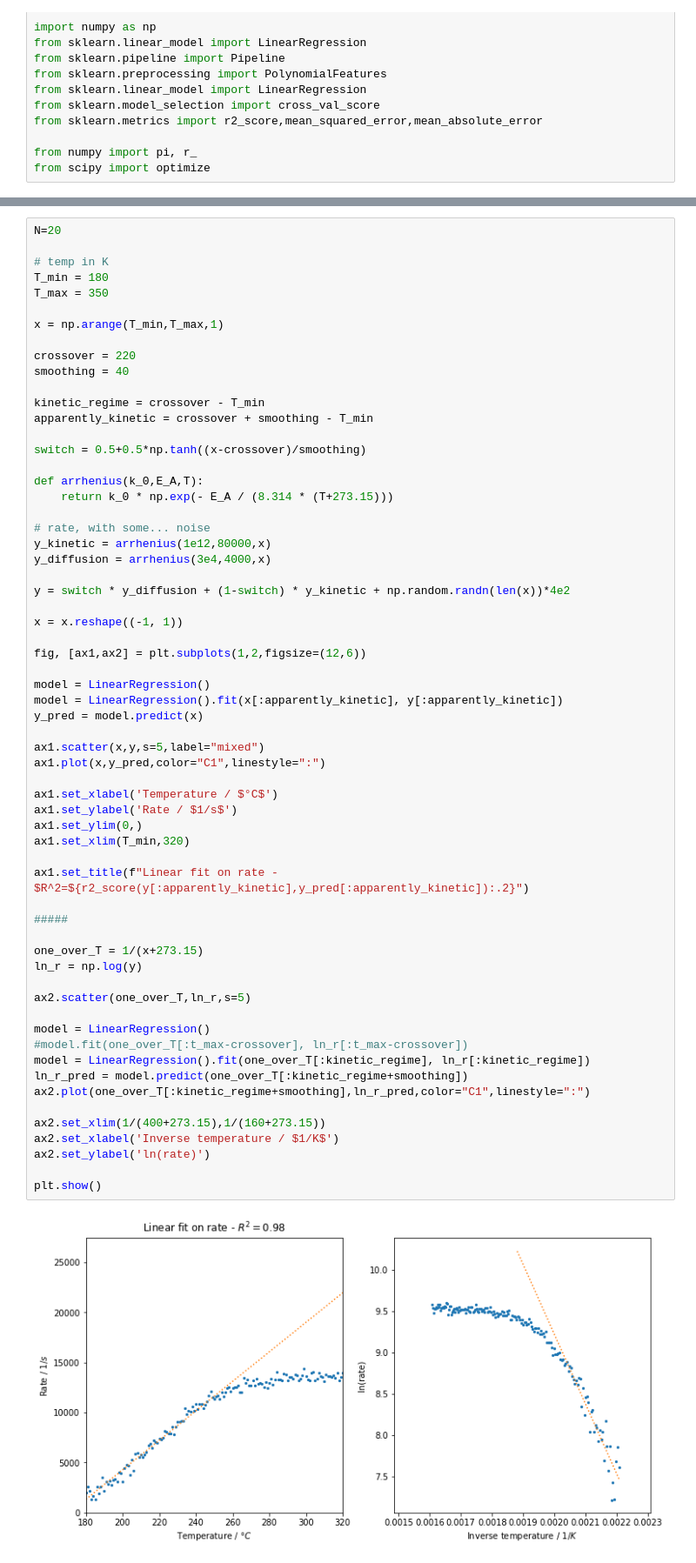
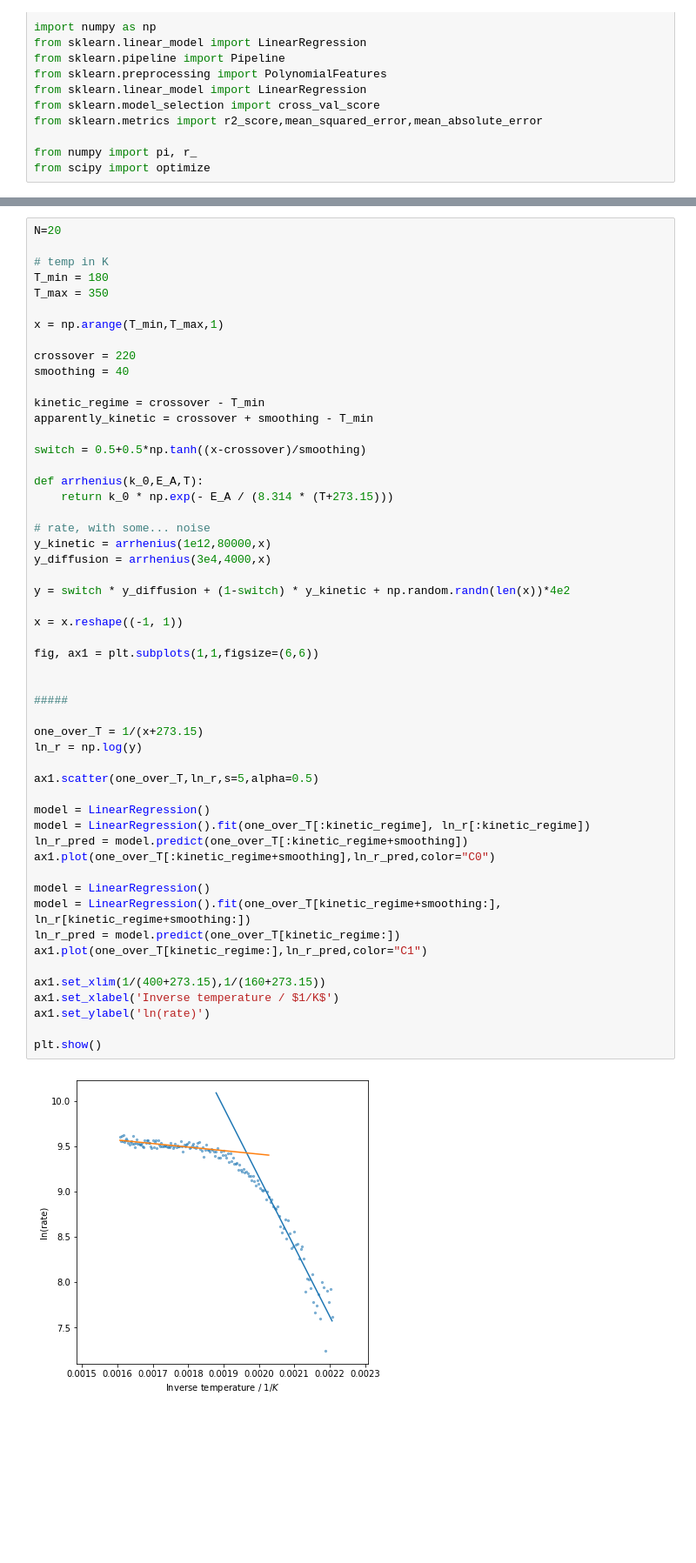
Before and after one commit to blackw1ng/data-validation-lecture, a Jupyter notebook: graph-generator.ipynb, the cells around one changed output, grey strips where cells are left out. Shown: that part at 87% size. Drawn from its saved outputs; the diff is of its cells as text; blank space fills up the shorter version.

```diff
--- a/graph-generator.ipynb
+++ b/graph-generator.ipynb
@@ -74,51 +199,42 @@ kinetic_regime = crossover - T_min
 apparently_kinetic = crossover + smoothing - T_min
 
 switch = 0.5+0.5*np.tanh((x-crossover)/smoothing)
 
 def arrhenius(k_0,E_A,T):
     return k_0 * np.exp(- E_A / (8.314 * (T+273.15)))
 
 # rate, with some... noise
 y_kinetic = arrhenius(1e12,80000,x)
 y_diffusion = arrhenius(3e4,4000,x)
 
 y = switch * y_diffusion + (1-switch) * y_kinetic + np.random.randn(len(x))*4e2
 
 x = x.reshape((-1, 1))
 
-fig, [ax1,ax2] = plt.subplots(1,2,figsize=(12,6))
+fig, ax1 = plt.subplots(1,1,figsize=(6,6))
 
-model = LinearRegression()
-model = LinearRegression().fit(x[:apparently_kinetic], y[:apparently_kinetic])
-y_pred = model.predict(x)
-
-ax1.scatter(x,y,s=5,label="mixed")
-ax1.plot(x,y_pred,color="C1",linestyle=":")
-
-ax1.set_xlabel('Temperature / $°C$')
-ax1.set_ylabel('Rate / $1/s$')
-ax1.set_ylim(0,)
-ax1.set_xlim(T_min,320)
-
-ax1.set_title(f"Linear fit on rate - $R^2=${r2_score(y[:apparently_kinetic],y_pred[:apparently_kinetic]):.2}")
 
 #####
 
 one_over_T = 1/(x+273.15)
 ln_r = np.log(y)
 
-ax2.scatter(one_over_T,ln_r,s=5)
+ax1.scatter(one_over_T,ln_r,s=5,alpha=0.5)
 
 model = LinearRegression()
-#model.fit(one_over_T[:t_max-crossover], ln_r[:t_max-crossover])
 model = LinearRegression().fit(one_over_T[:kinetic_regime], ln_r[:kinetic_regime])
 ln_r_pred = model.predict(one_over_T[:kinetic_regime+smoothing])
-ax2.plot(one_over_T[:kinetic_regime+smoothing],ln_r_pred,color="C1",linestyle=":")
+ax1.plot(one_over_T[:kinetic_regime+smoothing],ln_r_pred,color="C0")
 
-ax2.set_xlim(1/(400+273.15),1/(160+273.15))
-ax2.set_xlabel('Inverse temperature / $1/K$')
-ax2.set_ylabel('ln(rate)')
+model = LinearRegression()
+model = LinearRegression().fit(one_over_T[kinetic_regime+smoothing:], ln_r[kinetic_regime+smoothing:])
+ln_r_pred = model.predict(one_over_T[kinetic_regime:])
+ax1.plot(one_over_T[kinetic_regime:],ln_r_pred,color="C1")
+
+ax1.set_xlim(1/(400+273.15),1/(160+273.15))
+ax1.set_xlabel('Inverse temperature / $1/K$')
+ax1.set_ylabel('ln(rate)')
 
 plt.show()
 # %% [output]
-[figure, old version]
+[figure, new version]
```
Also changed, not shown: parts of 7 cells of this notebook, 1 other file.
